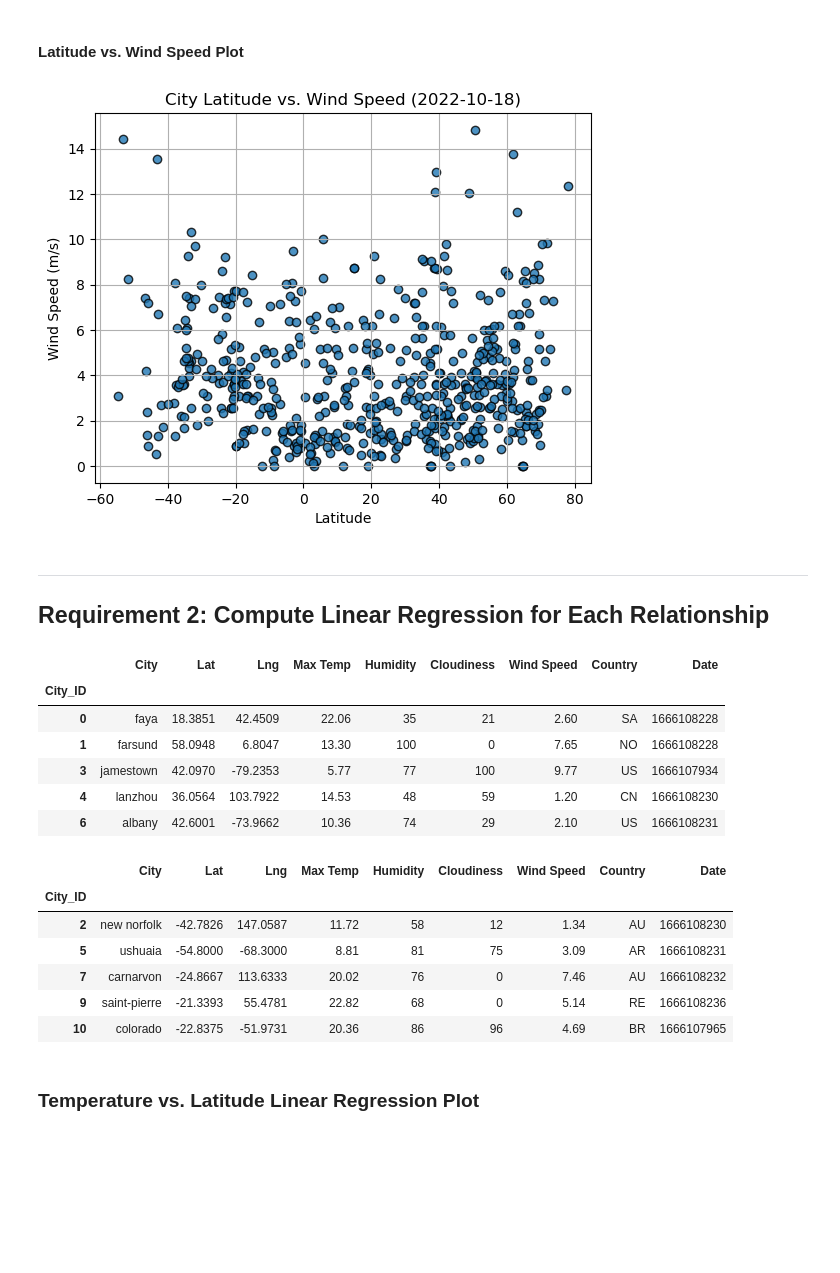
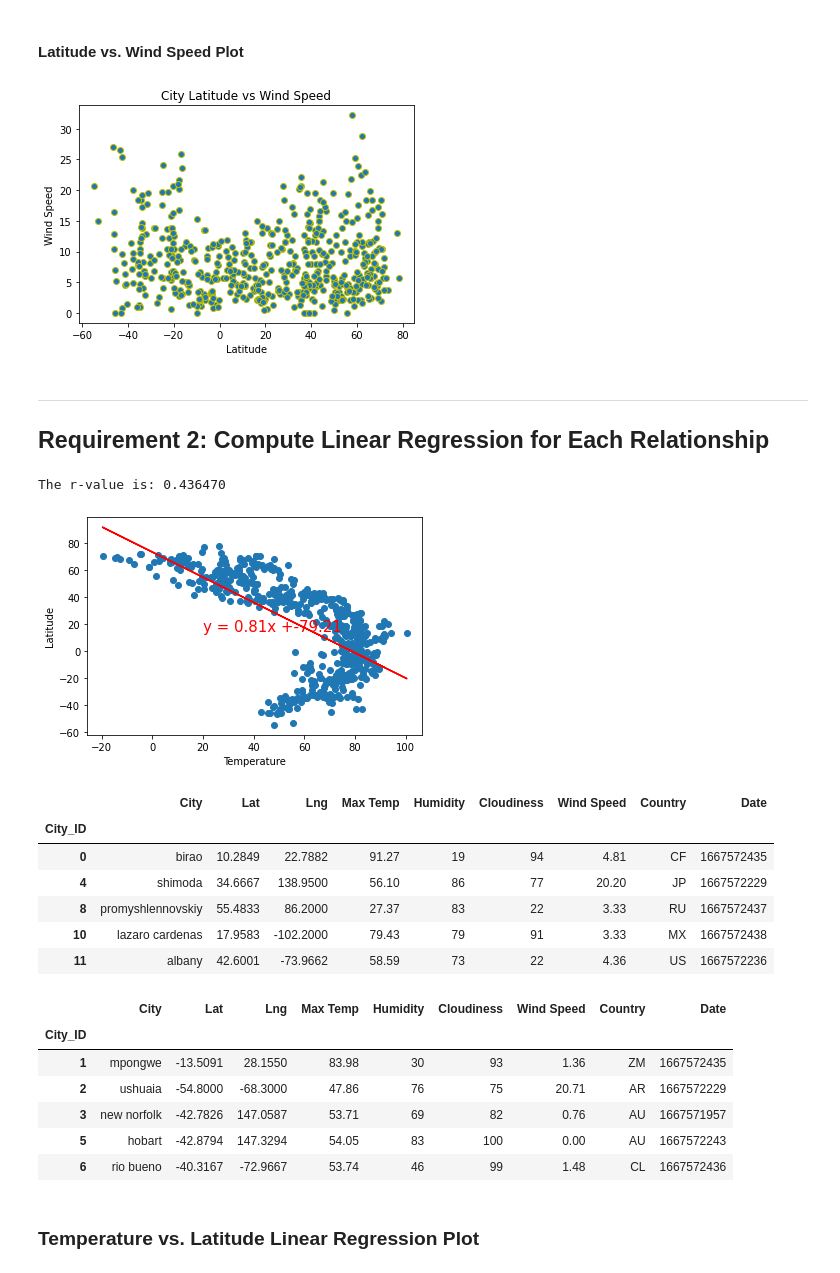
Before and after one commit to Nerdosth/weather-vacation-api, a Jupyter notebook: WeatherPy/WeatherPy.ipynb, the cells around one changed output. Saved outputs shown, nothing was run; the diff lists cells and outputs as text; code cells hidden in the pictures; blank space fills up the shorter version.

```diff
--- a/WeatherPy/WeatherPy.ipynb
+++ b/WeatherPy/WeatherPy.ipynb
@@ -247,18 +248,20 @@ plt.show()
 #### Latitude vs. Wind Speed Plot
 # %%
 # Build the scatter plots for latitude vs. wind speed
-# YOUR CODE HERE
+plt.scatter(city_data_df["Lat"],city_data_df["Wind Speed"], edgecolors="y")
 
 # Incorporate the other graph properties
-# YOUR CODE HERE
+plt.title("City Latitude vs Wind Speed")
+plt.xlabel("Latitude")
+plt.ylabel("Wind Speed")
 
 # Save the figure
 plt.savefig("output_data/Fig4.png")
 
 # Show plot
 plt.show()
 # %% [output]
-[figure, old version]
+[figure, new version]
 # %% [markdown]
 ---
 
@@ -269,30 +269,59 @@ plt.show()
+# %%
+# Define a function to create Linear Regression plots
+
+# Perform a linear regression on temperature vs. latitude
+x = city_data_df["Max Temp"]
+y = city_data_df["Lat"]
+
+# Perform a linear regression on temperature vs. latitude
+
+# Get regression values
+regress_values = linregress(x, y)
+
+plt.scatter(x,y)
+
+plt.plot(x,regress_values.intercept + regress_values.slope*x,"r")
+
+plt.xlabel('Temperature')
+plt.ylabel('Latitude')
+plt.annotate(line_eq,(20,15),fontsize=15,color="red")
+
+# Print r value
+print(f"The r-value is: {regress_values.rvalue**2:.6f}")
+
+# Show plot
+plt.show()
+# %% [output]
+The r-value is: 0.436470
+[figure, added]
 # %%
 # Create a DataFrame with the Northern Hemisphere data (Latitude >= 0)
-# YOUR CODE HERE
+
+northern_hemi_df = city_data_df.loc[city_data_df["Lat"] >= 0]
 
 # Display sample data
 northern_hemi_df.head()
 # %% [output]
 |  | City | Lat | Lng | Max Temp | Humidity | Cloudiness | Wind Speed | Country | Date |
 | City_ID |  |  |  |  |  |  |  |  |  |
-| 0 | faya | 18.3851 | 42.4509 | 22.06 | 35 | 21 | 2.60 | SA | 1666108228 |
-| 1 | farsund | 58.0948 | 6.8047 | 13.30 | 100 | 0 | 7.65 | NO | 1666108228 |
-| 3 | jamestown | 42.0970 | -79.2353 | 5.77 | 77 | 100 | 9.77 | US | 1666107934 |
-| 4 | lanzhou | 36.0564 | 103.7922 | 14.53 | 48 | 59 | 1.20 | CN | 1666108230 |
-| 6 | albany | 42.6001 | -73.9662 | 10.36 | 74 | 29 | 2.10 | US | 1666108231 |
+| 0 | birao | 10.2849 | 22.7882 | 91.27 | 19 | 94 | 4.81 | CF | 1667572435 |
+| 4 | shimoda | 34.6667 | 138.9500 | 56.10 | 86 | 77 | 20.20 | JP | 1667572229 |
+| 8 | promyshlennovskiy | 55.4833 | 86.2000 | 27.37 | 83 | 22 | 3.33 | RU | 1667572437 |
+| 10 | lazaro cardenas | 17.9583 | -102.2000 | 79.43 | 79 | 91 | 3.33 | MX | 1667572438 |
+| 11 | albany | 42.6001 | -73.9662 | 58.59 | 73 | 22 | 4.36 | US | 1667572236 |
 # %%
 # Create a DataFrame with the Southern Hemisphere data (Latitude < 0)
-# YOUR CODE HERE
+southern_hemi_df= city_data_df.loc[city_data_df["Lat"] < 0]
 
 # Display sample data
 southern_hemi_df.head()
 # %% [output]
 |  | City | Lat | Lng | Max Temp | Humidity | Cloudiness | Wind Speed | Country | Date |
 | City_ID |  |  |  |  |  |  |  |  |  |
-| 2 | new norfolk | -42.7826 | 147.0587 | 11.72 | 58 | 12 | 1.34 | AU | 1666108230 |
-| 5 | ushuaia | -54.8000 | -68.3000 | 8.81 | 81 | 75 | 3.09 | AR | 1666108231 |
-| 7 | carnarvon | -24.8667 | 113.6333 | 20.02 | 76 | 0 | 7.46 | AU | 1666108232 |
-| 9 | saint-pierre | -21.3393 | 55.4781 | 22.82 | 68 | 0 | 5.14 | RE | 1666108236 |
-| 10 | colorado | -22.8375 | -51.9731 | 20.36 | 86 | 96 | 4.69 | BR | 1666107965 |
+| 1 | mpongwe | -13.5091 | 28.1550 | 83.98 | 30 | 93 | 1.36 | ZM | 1667572435 |
+| 2 | ushuaia | -54.8000 | -68.3000 | 47.86 | 76 | 75 | 20.71 | AR | 1667572229 |
+| 3 | new norfolk | -42.7826 | 147.0587 | 53.71 | 69 | 82 | 0.76 | AU | 1667571957 |
+| 5 | hobart | -42.8794 | 147.3294 | 54.05 | 83 | 100 | 0.00 | AU | 1667572243 |
+| 6 | rio bueno | -40.3167 | -72.9667 | 53.74 | 46 | 99 | 1.48 | CL | 1667572436 |
 # %% [markdown]
 ###  Temperature vs. Latitude Linear Regression Plot
```
Also changed, not shown: parts of 35 cells of this notebook, 6 other files.
